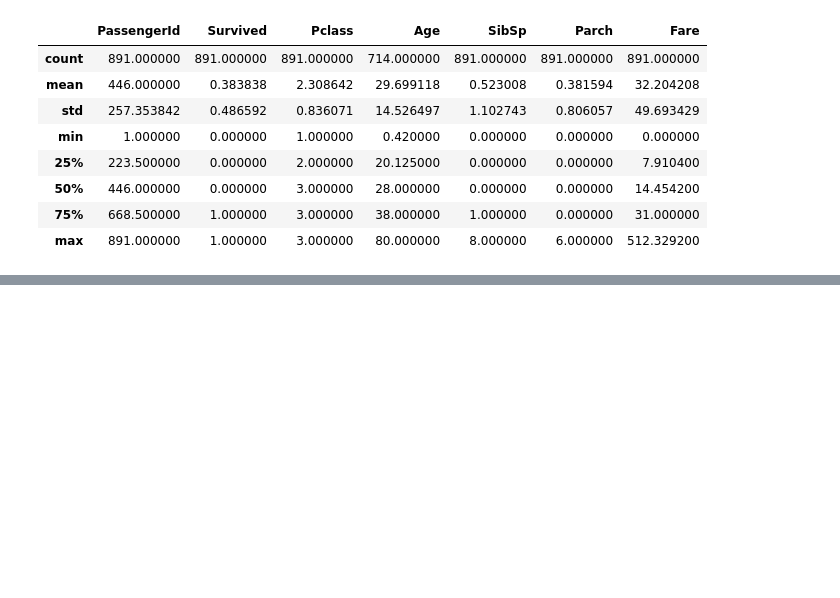
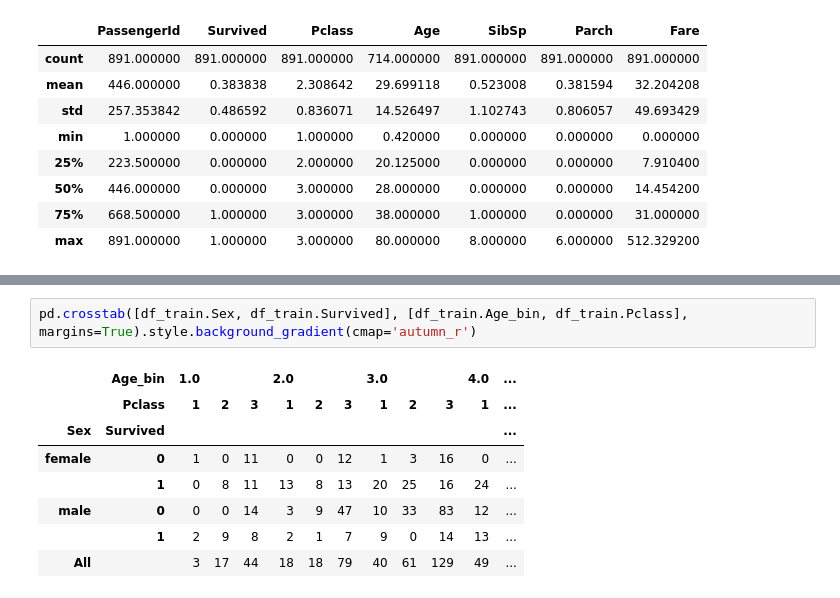
Before and after one commit to 3thzneiz/MyMachineLearn, a Jupyter notebook: 2. Titanic_Prob/1. Understanding Data.ipynb, the cells around one changed output, grey strips where cells are left out. Drawn from its saved outputs; the diff is of its cells as text; blank space fills up the shorter version.

```diff
--- a/2. Titanic_Prob/1. Understanding Data.ipynb
+++ b/2. Titanic_Prob/1. Understanding Data.ipynb
@@ -71,0 +145,11 @@ sns.catplot('Pclass','Survived',hue='Sex', kind='point', data=df_train);
+# %%
+pd.crosstab([df_train.Sex, df_train.Survived], [df_train.Age_bin, df_train.Pclass], margins=True).style.background_gradient(cmap='autumn_r')
+# %% [output]
+|  | Age_bin | 1.0 |  |  | 2.0 |  |  | 3.0 |  |  | 4.0 | ... |
+|  | Pclass | 1 | 2 | 3 | 1 | 2 | 3 | 1 | 2 | 3 | 1 | ... |
+| Sex | Survived |  |  |  |  |  |  |  |  |  |  | ... |
+| female | 0 | 1 | 0 | 11 | 0 | 0 | 12 | 1 | 3 | 16 | 0 | ... |
+|  | 1 | 0 | 8 | 11 | 13 | 8 | 13 | 20 | 25 | 16 | 24 | ... |
+| male | 0 | 0 | 0 | 14 | 3 | 9 | 47 | 10 | 33 | 83 | 12 | ... |
+|  | 1 | 2 | 9 | 8 | 2 | 1 | 7 | 9 | 0 | 14 | 13 | ... |
+| All |  | 3 | 17 | 44 | 18 | 18 | 79 | 40 | 61 | 129 | 49 | ... |
```
Also changed, not shown: parts of 18 cells of this notebook.
